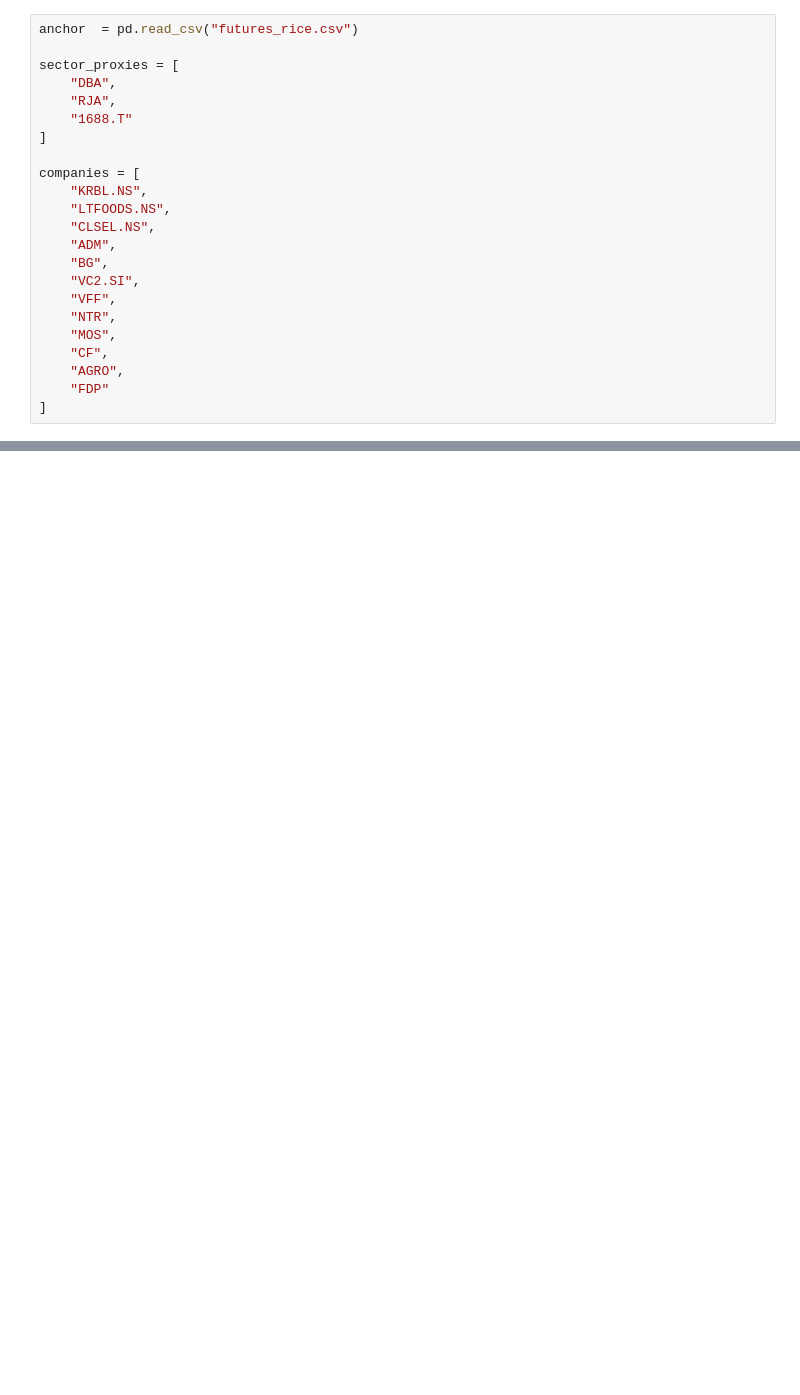
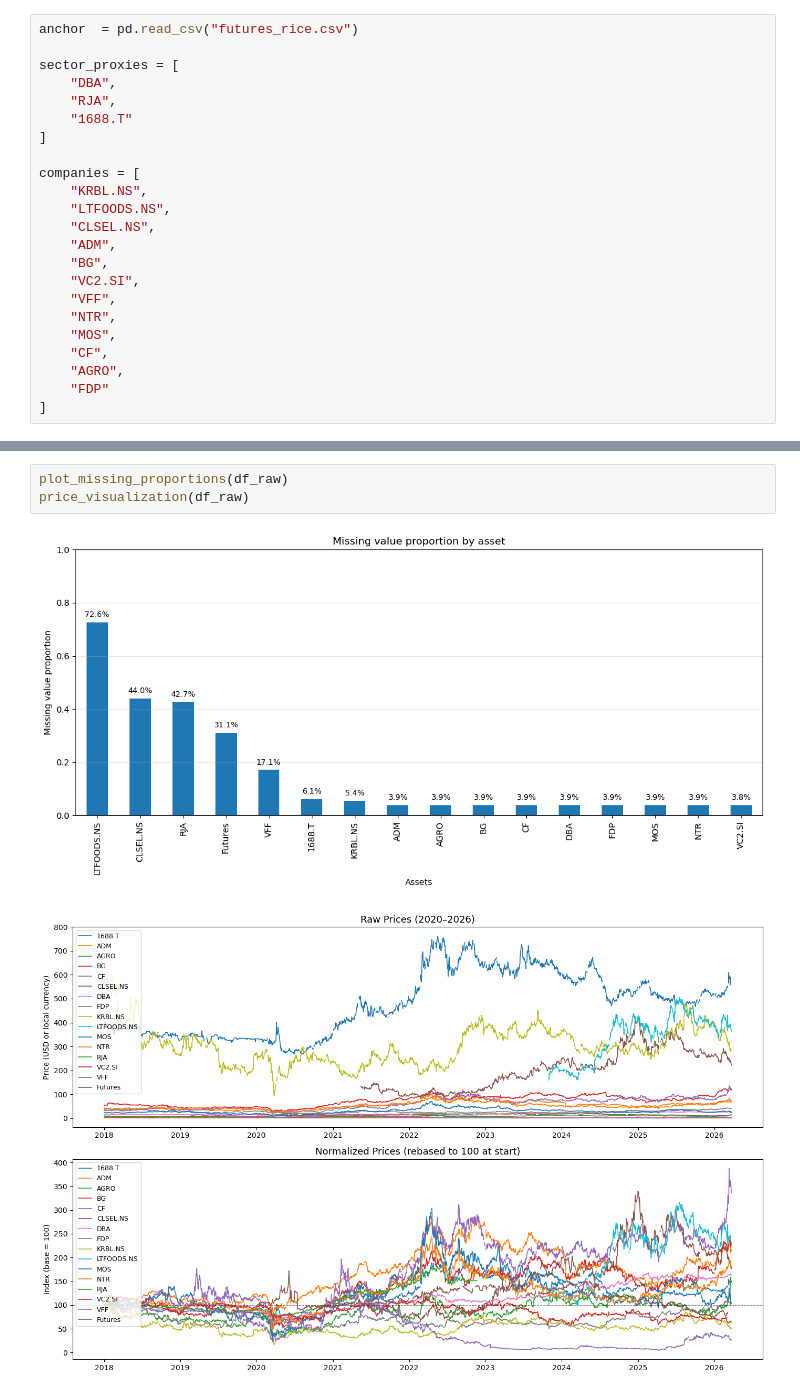
Before and after one commit to NatachaGsn/rice-trading-project, a Jupyter notebook: data.ipynb, the cells around one changed output, grey strips where cells are left out. Saved outputs shown, nothing was run; the diff lists cells and outputs as text; blank space fills up the shorter version.

```diff
--- a/data.ipynb
+++ b/data.ipynb
@@ -111,3 +209,9 @@ close_prices
+# %%
+plot_missing_proportions(df_raw)
+price_visualization(df_raw)
+# %% [output]
+[figure, added]
+[figure, added]
 # %%
 corr_matrix = close_prices.corr()
 
```
Also changed, not shown: parts of 25 cells of this notebook.
